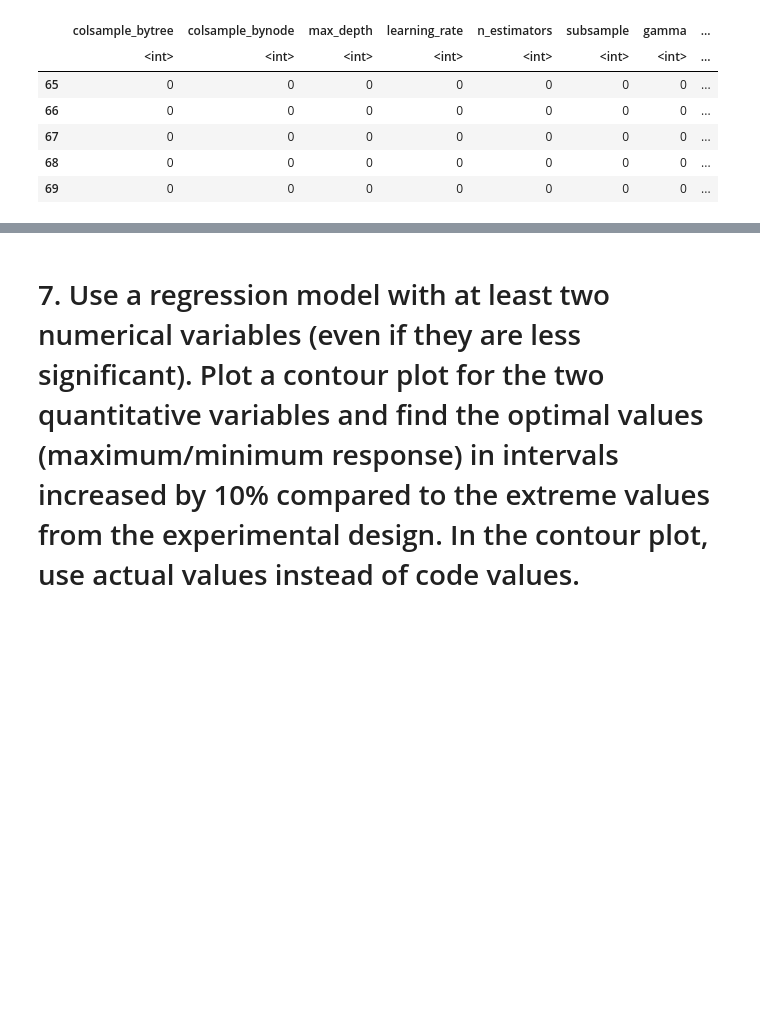
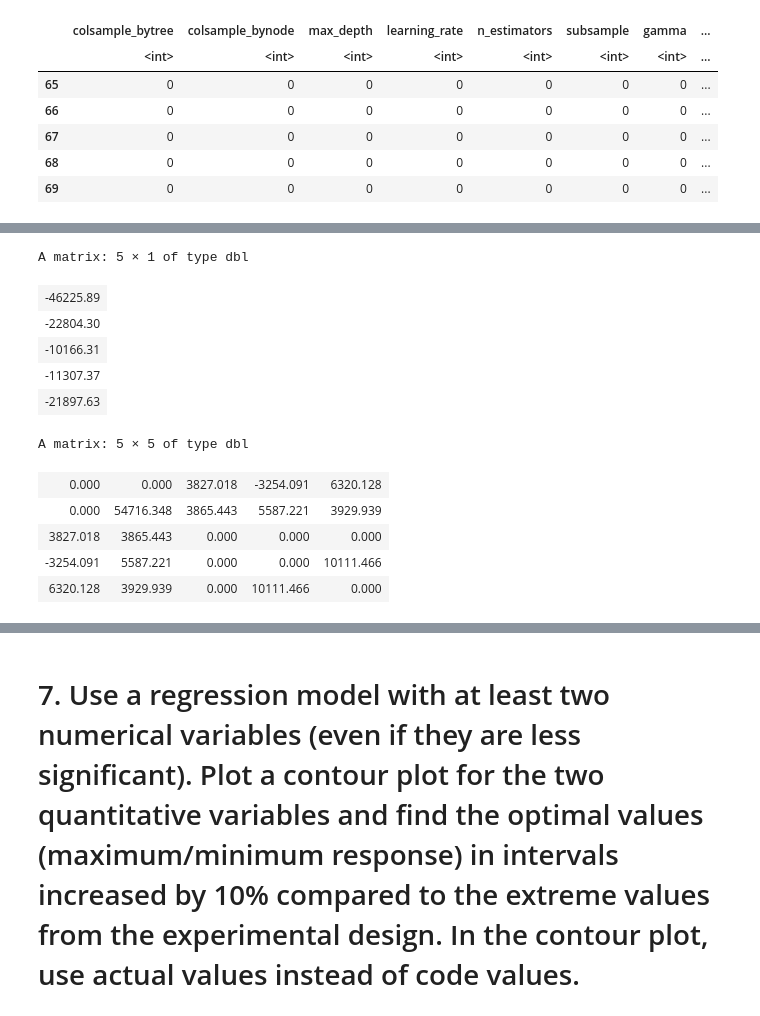
Before and after one commit to Many98/01NAEX, a Jupyter notebook: Protokol_EF.ipynb, the cells around one changed output, grey strips where cells are left out. Drawn from its saved outputs; the diff is of its cells as text; code cells hidden in the pictures; blank space fills up the shorter version.

```diff
--- a/Protokol_EF.ipynb
+++ b/Protokol_EF.ipynb
@@ -475,0 +609,27 @@ According to anova test, the first model was chosen. The final model has variabl
+# %%
+ # cs_bt, cs_bn, sub, m_d, n_estim
+ b = matrix(c(final_lin_model$coeff[2],final_lin_model$coeff[3], final_lin_model$coeff[4],
+             final_lin_model$coeff[5], final_lin_model$coeff[6]),5,1)
+ B = matrix(c(0, 0, final_lin_model$coeff[10]/2, final_lin_model$coeff[8]/2, final_lin_model$coeff[9]/2,
+              0, final_lin_model$coeff[7],final_lin_model$coeff[13]/2, final_lin_model$coeff[11]/2 ,final_lin_model$coeff[12]/2,
+              final_lin_model$coeff[10]/2, final_lin_model$coeff[13]/2,0,0,0,
+              final_lin_model$coeff[8]/2, final_lin_model$coeff[11]/2,0,0,final_lin_model$coeff[14]/2,
+              final_lin_model$coeff[9]/2,final_lin_model$coeff[12]/2, 0, final_lin_model$coeff[14]/2, 0)
+
+              ,5,5)
+
+b
+B
+# %% [output]
+A matrix: 5 × 1 of type dbl
+| -46225.89 |
+| -22804.30 |
+| -10166.31 |
+| -11307.37 |
+| -21897.63 |
+A matrix: 5 × 5 of type dbl
+| 0.000 | 0.000 | 3827.018 | -3254.091 | 6320.128 |
+| 0.000 | 54716.348 | 3865.443 | 5587.221 | 3929.939 |
+| 3827.018 | 3865.443 | 0.000 | 0.000 | 0.000 |
+| -3254.091 | 5587.221 | 0.000 | 0.000 | 10111.466 |
+| 6320.128 | 3929.939 | 0.000 | 10111.466 | 0.000 |
```
Also changed, not shown: parts of 31 cells of this notebook.
